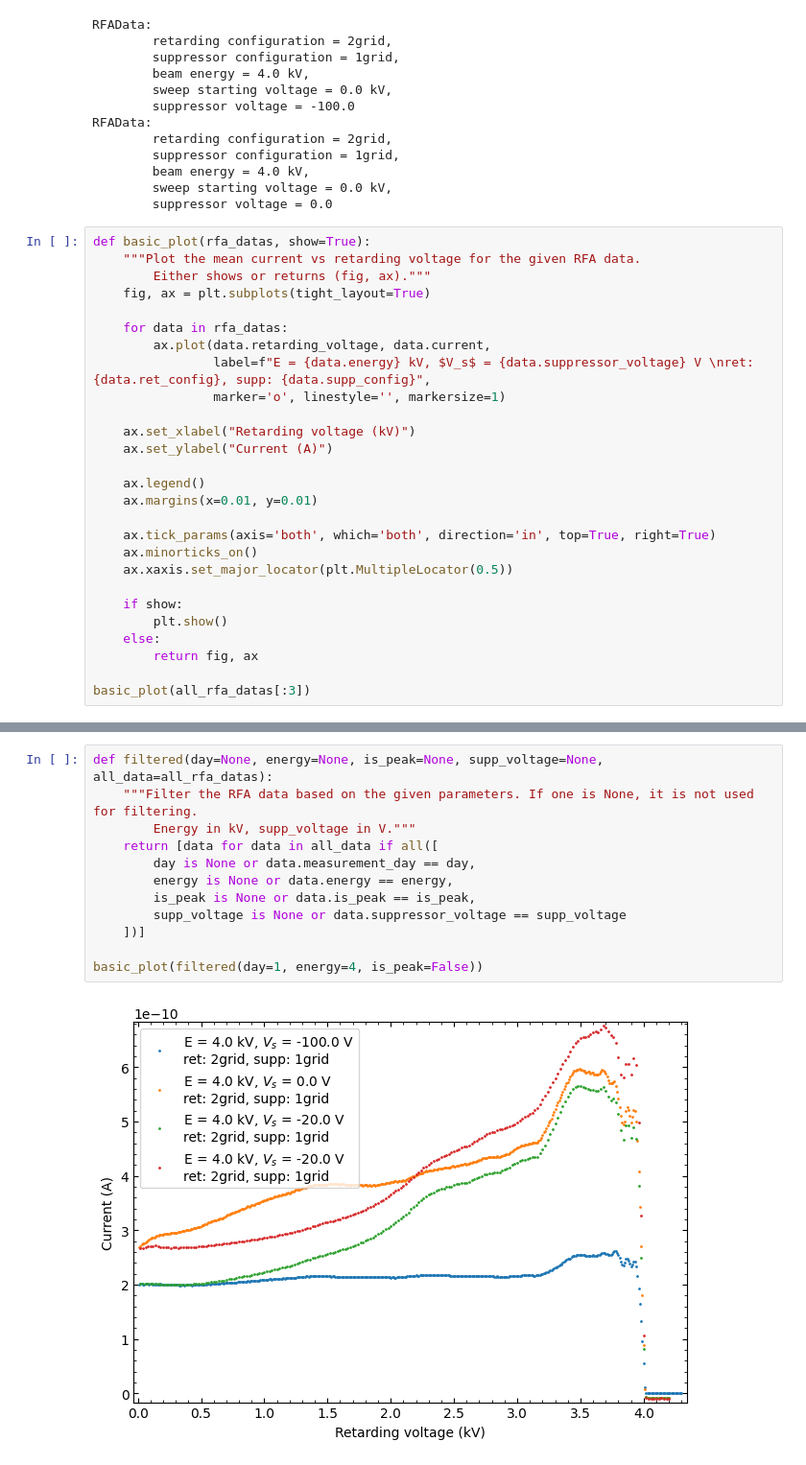
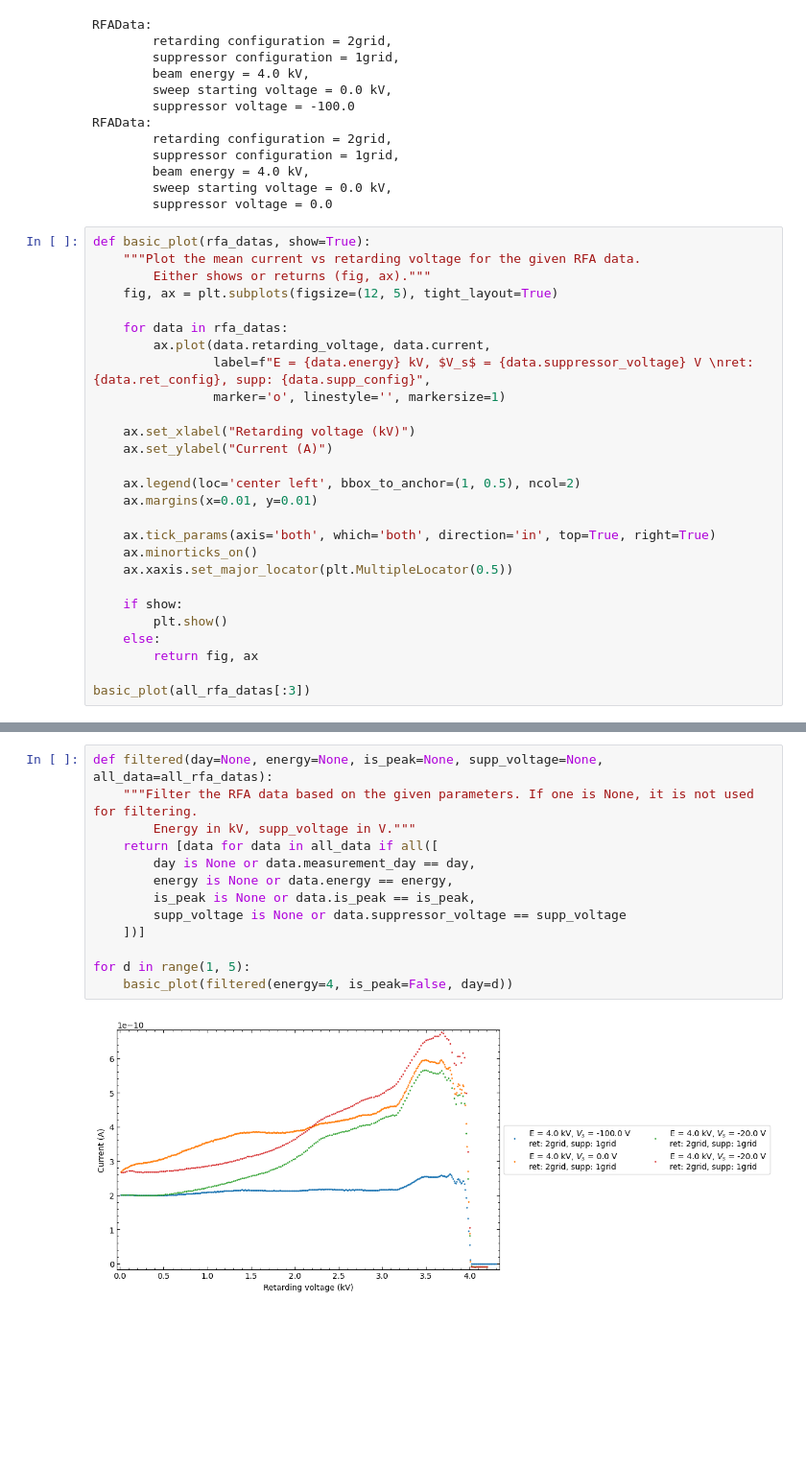
Before and after one commit to naki23/PL4-RFA, a Jupyter notebook: RFA_main.ipynb, the cells around one changed output, grey strips where cells are left out. Shown at 96% size. Saved outputs shown, nothing was run; the diff lists cells and outputs as text; blank space fills up the shorter version.

```diff
--- a/RFA_main.ipynb
+++ b/RFA_main.ipynb
@@ -198,7 +200,7 @@ RFAData:
 def basic_plot(rfa_datas, show=True):
     """Plot the mean current vs retarding voltage for the given RFA data.
         Either shows or returns (fig, ax)."""
-    fig, ax = plt.subplots(tight_layout=True)
+    fig, ax = plt.subplots(figsize=(12, 5), tight_layout=True)
 
     for data in rfa_datas:
         ax.plot(data.retarding_voltage, data.current,
@@ -208,7 +210,7 @@ def basic_plot(rfa_datas, show=True):
     ax.set_xlabel("Retarding voltage (kV)")
     ax.set_ylabel("Current (A)")
 
-    ax.legend()
+    ax.legend(loc='center left', bbox_to_anchor=(1, 0.5), ncol=2)
     ax.margins(x=0.01, y=0.01)
 
     ax.tick_params(axis='both', which='both', direction='in', top=True, right=True)
@@ -226,14 +228,15 @@ basic_plot(all_rfa_datas[:3])
 # %%
 def filtered(day=None, energy=None, is_peak=None, supp_voltage=None, all_data=all_rfa_datas):
     """Filter the RFA data based on the given parameters. If one is None, it is not used for filtering.
         Energy in kV, supp_voltage in V."""
     return [data for data in all_data if all([
         day is None or data.measurement_day == day,
         energy is None or data.energy == energy,
         is_peak is None or data.is_peak == is_peak,
         supp_voltage is None or data.suppressor_voltage == supp_voltage
     ])]
 
-basic_plot(filtered(day=1, energy=4, is_peak=False))
+for d in range(1, 5):
+    basic_plot(filtered(energy=4, is_peak=False, day=d))
 # %% [output]
-[figure, old version]
+[figure, new version]
```
Also changed, not shown: parts of 5 cells of this notebook.
